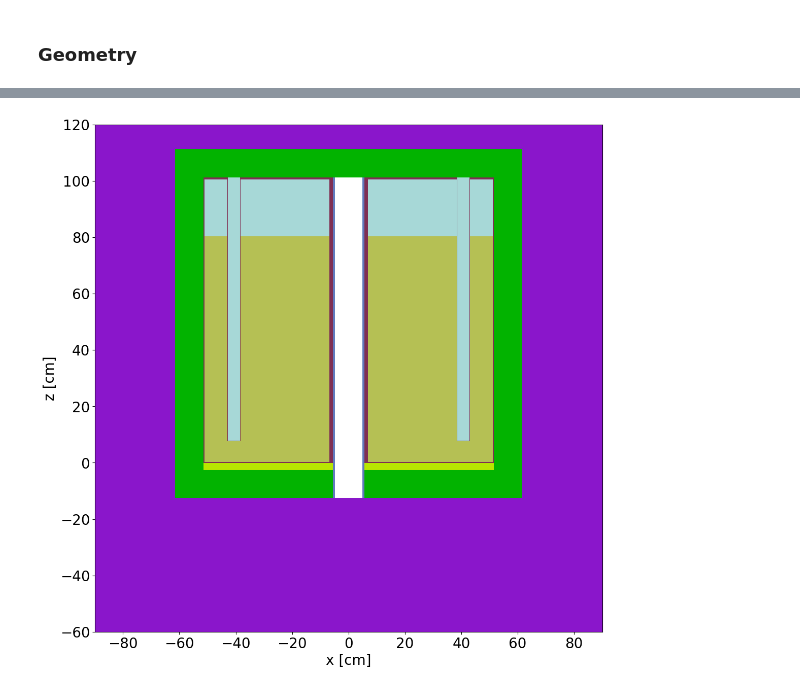
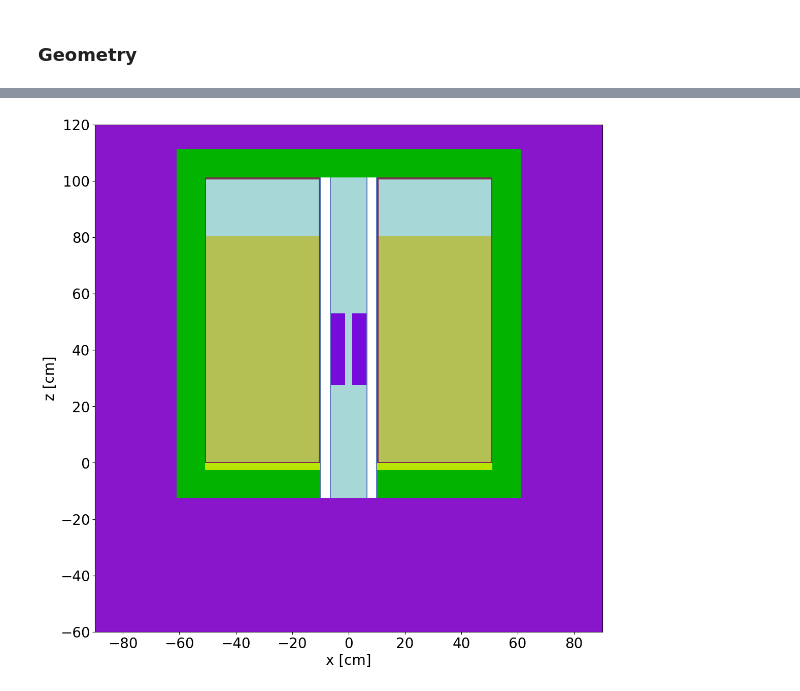
Before and after one commit to LIBRA-project/LIBRA-one, a Jupyter notebook: postprocessing.ipynb, the cells around one changed output, grey strips where cells are left out. Saved outputs shown, nothing was run; the diff lists cells and outputs as text; code cells hidden in the pictures.

Commit message:
correct origin

```diff
--- a/postprocessing.ipynb
+++ b/postprocessing.ipynb
@@ -112,15 +112,15 @@ plt.show()
 # %%
 ax = geometry.plot(
     width=(180, 180),
-    origin=(x_c, y_c - 10, z_c),
+    origin=(x_c, y_c, z_c),
     pixels=(1000, 1000),
     basis="xz",
     color_by="material",
     # colors={Air: "white", air: "white"},
 )
 ax.tick_params(axis="both", labelsize=20)
 ax.set_xlabel(ax.get_xlabel(), fontsize=20)
 ax.set_ylabel(ax.get_ylabel(), fontsize=20)
 plt.show()
 # %% [output]
-[figure, old version]
+[figure, new version]
```
Also changed, not shown: parts of 4 cells of this notebook.
